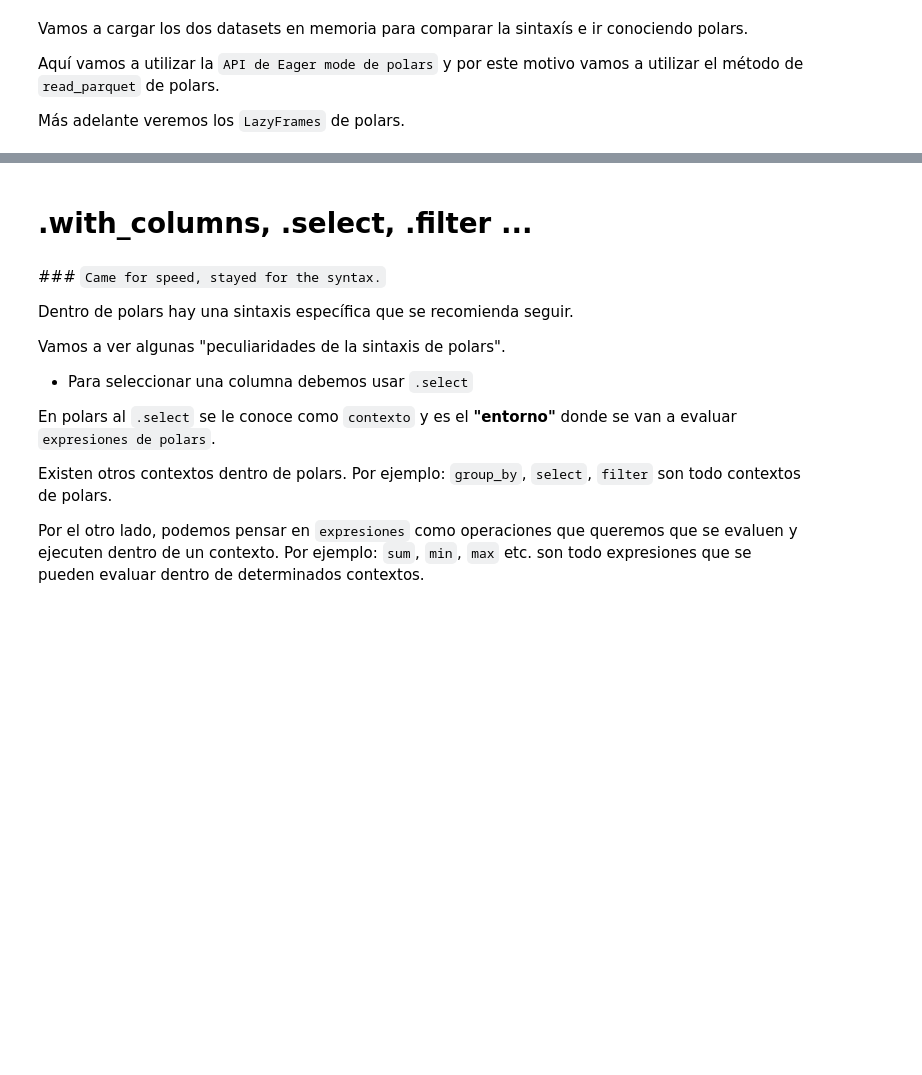
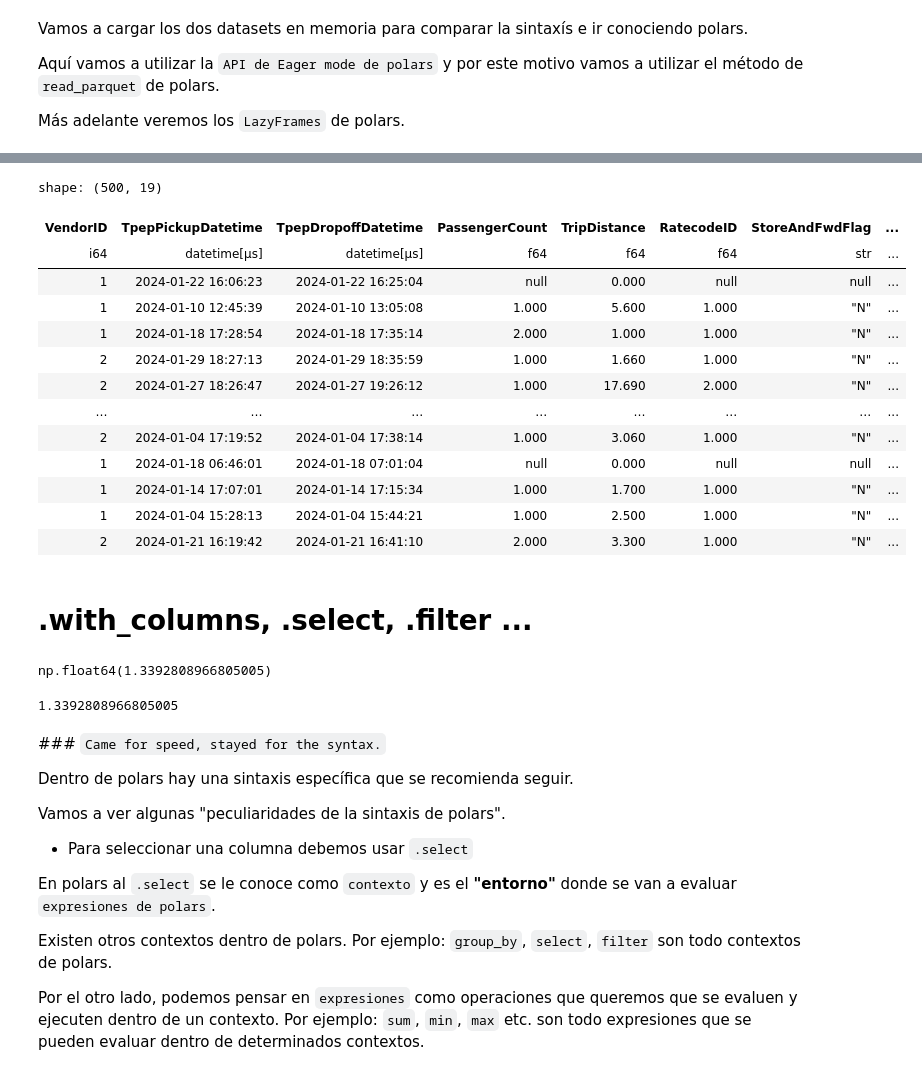
Before and after one commit to nicopyds/polanyt, a Jupyter notebook: Workshop_Polars_vs_Pandas_Hands_On.ipynb, the cells around one changed output, grey strips where cells are left out. Drawn from its saved outputs; the diff is of its cells as text; code cells hidden in the pictures; blank space fills up the shorter version.

```diff
--- a/Workshop_Polars_vs_Pandas_Hands_On.ipynb
+++ b/Workshop_Polars_vs_Pandas_Hands_On.ipynb
@@ -163,2 +222,3 @@ Más adelante veremos los `LazyFrames` de polars.
 # %%
 # polars
+pldf = pl.read_parquet(TRIP2401)
@@ -193,12 +410,34 @@ Más adelante veremos los `LazyFrames` de polars.
 # %%
 # polars
+pldf.sample(500)
+# %% [output]
+shape: (500, 19)
+| VendorID | TpepPickupDatetime | TpepDropoffDatetime | PassengerCount | TripDistance | RatecodeID | StoreAndFwdFlag | ... |
+| i64 | datetime[μs] | datetime[μs] | f64 | f64 | f64 | str | ... |
+| 1 | 2024-01-22 16:06:23 | 2024-01-22 16:25:04 | null | 0.000 | null | null | ... |
+| 1 | 2024-01-10 12:45:39 | 2024-01-10 13:05:08 | 1.000 | 5.600 | 1.000 | "N" | ... |
+| 1 | 2024-01-18 17:28:54 | 2024-01-18 17:35:14 | 2.000 | 1.000 | 1.000 | "N" | ... |
+| 2 | 2024-01-29 18:27:13 | 2024-01-29 18:35:59 | 1.000 | 1.660 | 1.000 | "N" | ... |
+| 2 | 2024-01-27 18:26:47 | 2024-01-27 19:26:12 | 1.000 | 17.690 | 2.000 | "N" | ... |
+| … | … | … | … | … | … | … | ... |
+| 2 | 2024-01-04 17:19:52 | 2024-01-04 17:38:14 | 1.000 | 3.060 | 1.000 | "N" | ... |
+| 1 | 2024-01-18 06:46:01 | 2024-01-18 07:01:04 | null | 0.000 | null | null | ... |
+| 1 | 2024-01-14 17:07:01 | 2024-01-14 17:15:34 | 1.000 | 1.700 | 1.000 | "N" | ... |
+| 1 | 2024-01-04 15:28:13 | 2024-01-04 15:44:21 | 1.000 | 2.500 | 1.000 | "N" | ... |
+| 2 | 2024-01-21 16:19:42 | 2024-01-21 16:41:10 | 2.000 | 3.300 | 1.000 | "N" | ... |
 # %% [markdown]
 # .with_columns, .select, .filter ...
 # %%
 # sacar la media de la column PassengerCount
 # pandas
+pddf["PassengerCount"].mean()
+# %% [output]
+np.float64(1.3392808966805005)
 # %%
 # polars
+pldf["PassengerCount"].mean()
+# %% [output]
+1.3392808966805005
 # %% [markdown]
 ### `Came for speed, stayed for the syntax.`
 
```
Also changed, not shown: parts of 58 cells of this notebook, 2 other files.
